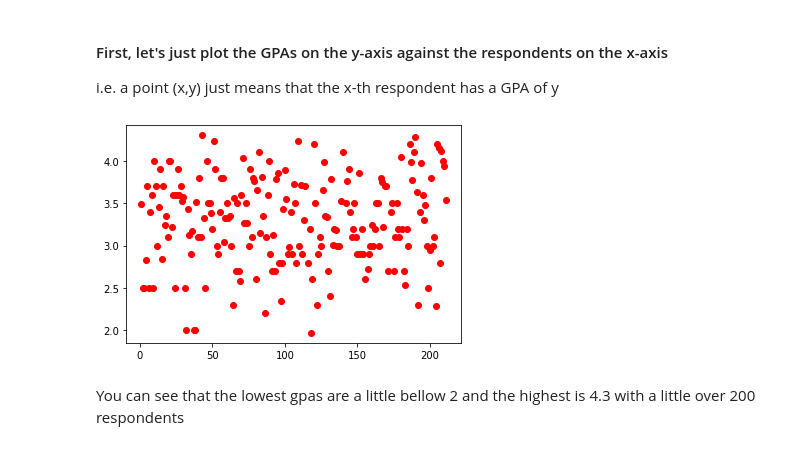
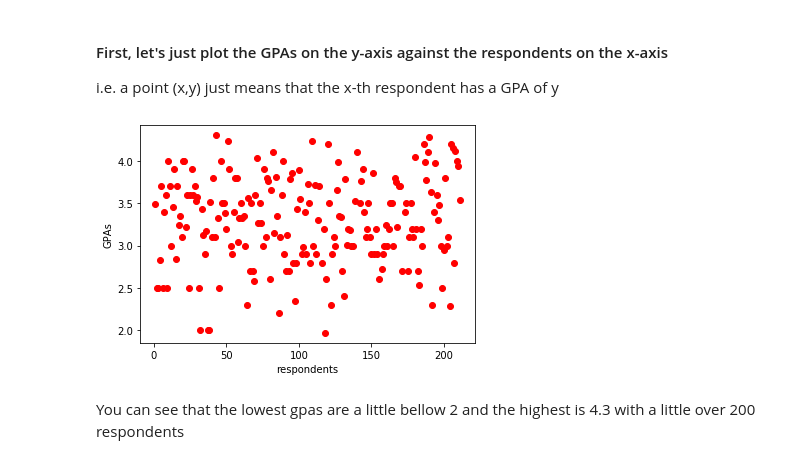
Before and after one commit to ribal-aladeeb/probs-and-stats-project, a Jupyter notebook: Final_Report.ipynb, the cells around one changed output. Cells and saved outputs as stored; diff of their text form; code cells hidden in the pictures.

```diff
--- a/Final_Report.ipynb
+++ b/Final_Report.ipynb
@@ -101,12 +101,14 @@ i.e. a point (x,y) just means that the x-th respondent has a GPA of y
 # %%
 def plot_gpas_alone(data):
     questions = data.columns
     plt.plot(data[questions[5]], 'ro')
+    plt.xlabel("respondents")
+    plt.ylabel("GPAs")
     plt.show()
 
 plot_gpas_alone(data)
 # %% [output]
-[figure, old version]
+[figure, new version]
 # %% [markdown]
 You can see that the lowest gpas are a little bellow 2 and the highest is 4.3 with a little over 200 respondents
 # %% [markdown]
```
Also changed, not shown: parts of 34 cells of this notebook.
